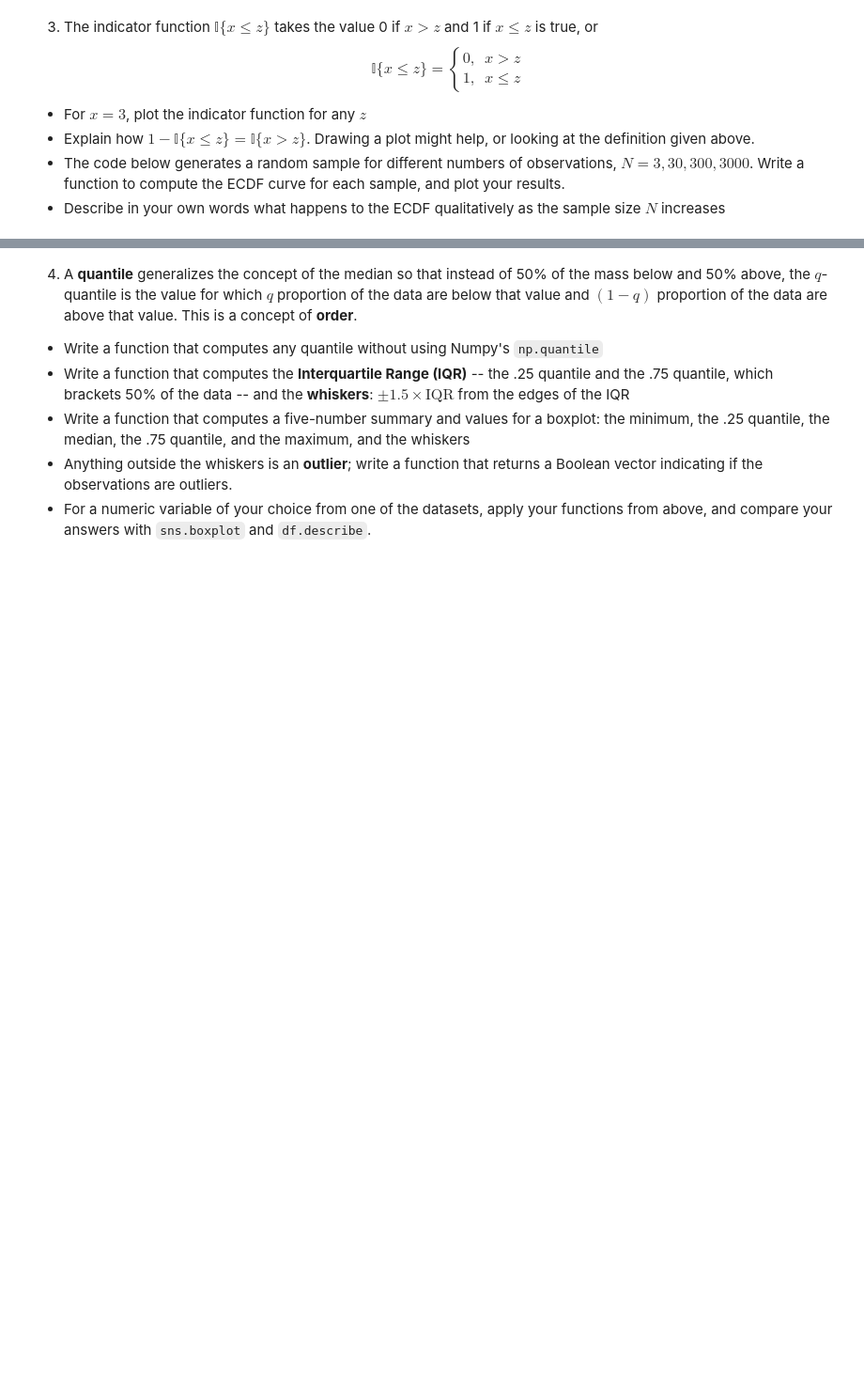
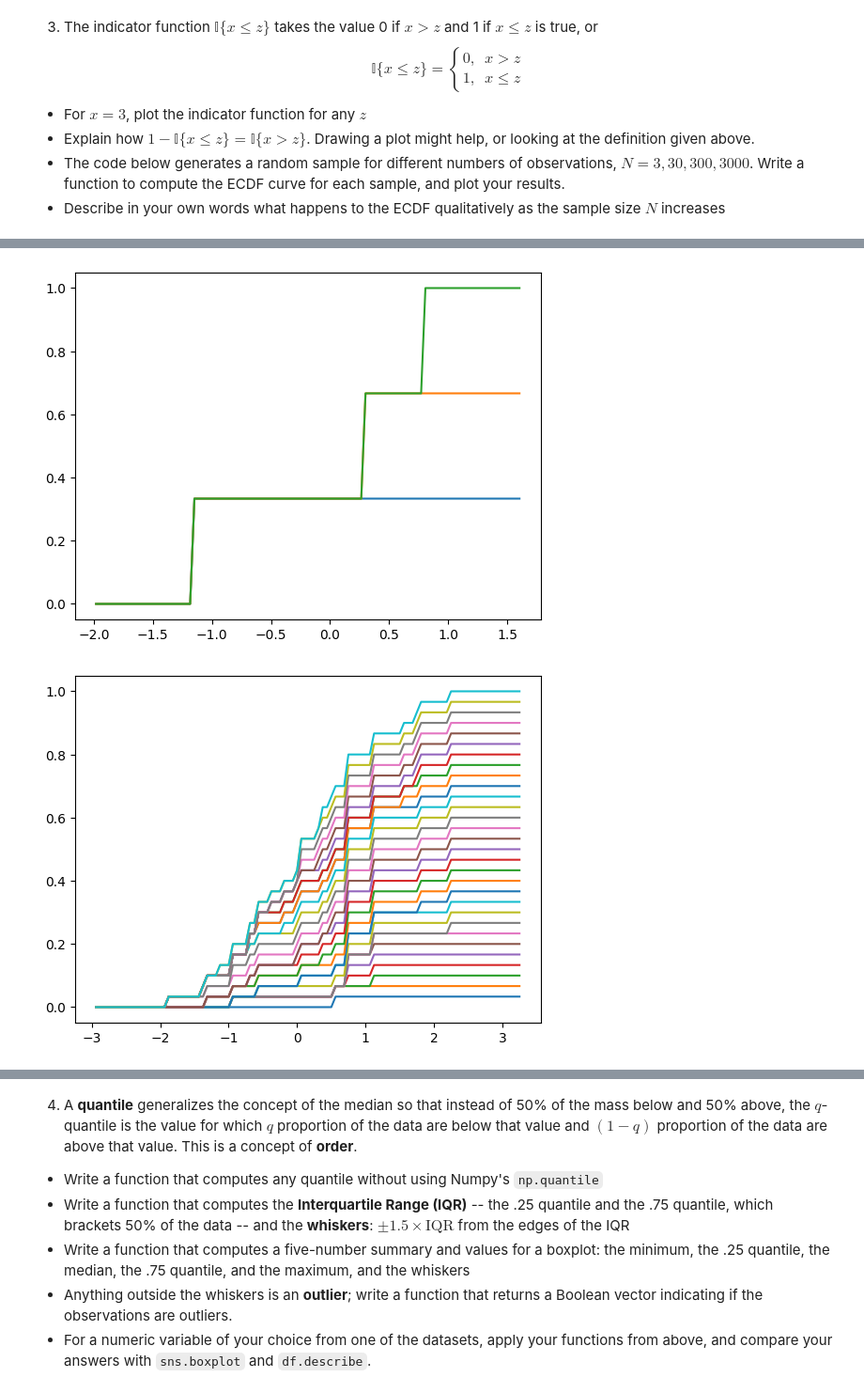
Before and after one commit to aniyahlater/ds5030assignments, a Jupyter notebook: assignment_2-1.ipynb, the cells around one changed output, grey strips where cells are left out. Shown at 94% size. Drawn from its saved outputs; the diff is of its cells as text; code cells hidden in the pictures; blank space fills up the shorter version.

```diff
--- a/assignment_2-1.ipynb
+++ b/assignment_2-1.ipynb
@@ -151,0 +234,23 @@ $ 1- \mathbb{I}\{ x \le z \} = \mathbb{I}\{ x > z \}$ is true because of how the
+# %%
+rng = np.random.default_rng(100)
+
+def indicate(x,grid):
+    ''' Indicator function for computing ECDFs. '''
+    return x <= grid
+
+
+for N in (3,30,300,3000):
+    X = rng.normal(0,1,N) #- we want to work with X
+    grid = np.linspace(X.min()-X.std(), X.max()+X.std(), 100) # Create a grid
+    ecdf = 0*grid.copy() # Create a space for values
+    # ECDF plot goes here:
+    for i in range(len(X)):
+        F_i = indicate(X[i],grid)
+        # sns.lineplot(x=grid,y=F_i)
+        ecdf += F_i
+        smooth = ecdf/len(X)
+        sns.lineplot(x=grid, y=smooth)
+    plt.show()
+# %% [output]
+[figure, added]
+[figure, added]
```
Also changed, not shown: parts of 24 cells of this notebook, 1 other file.
